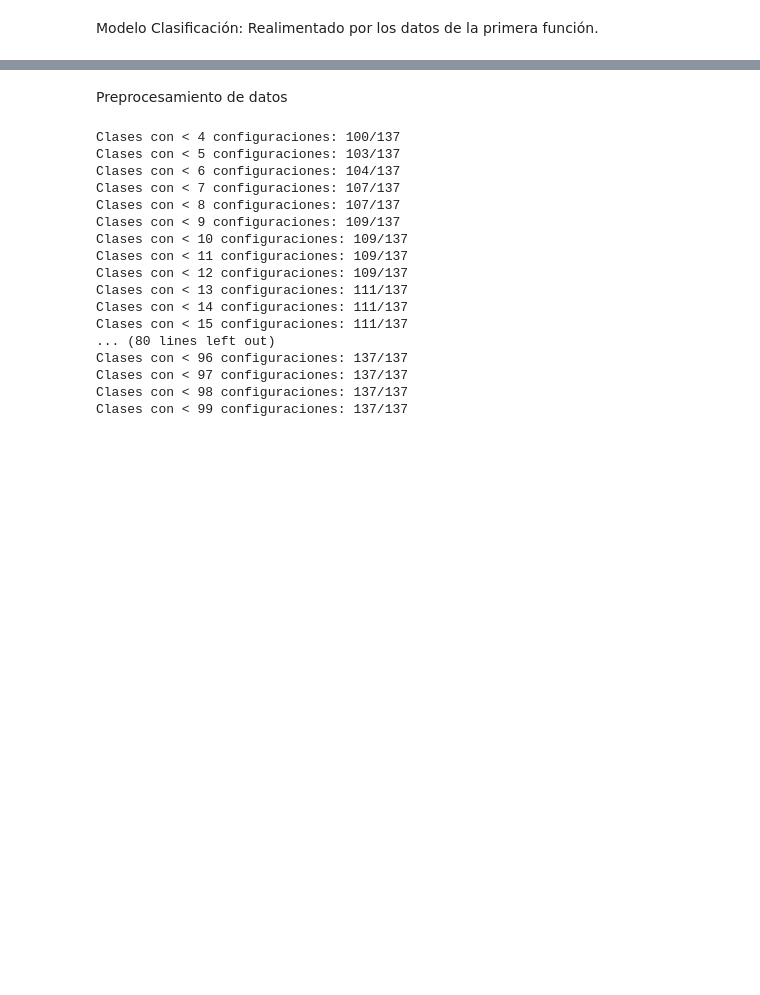
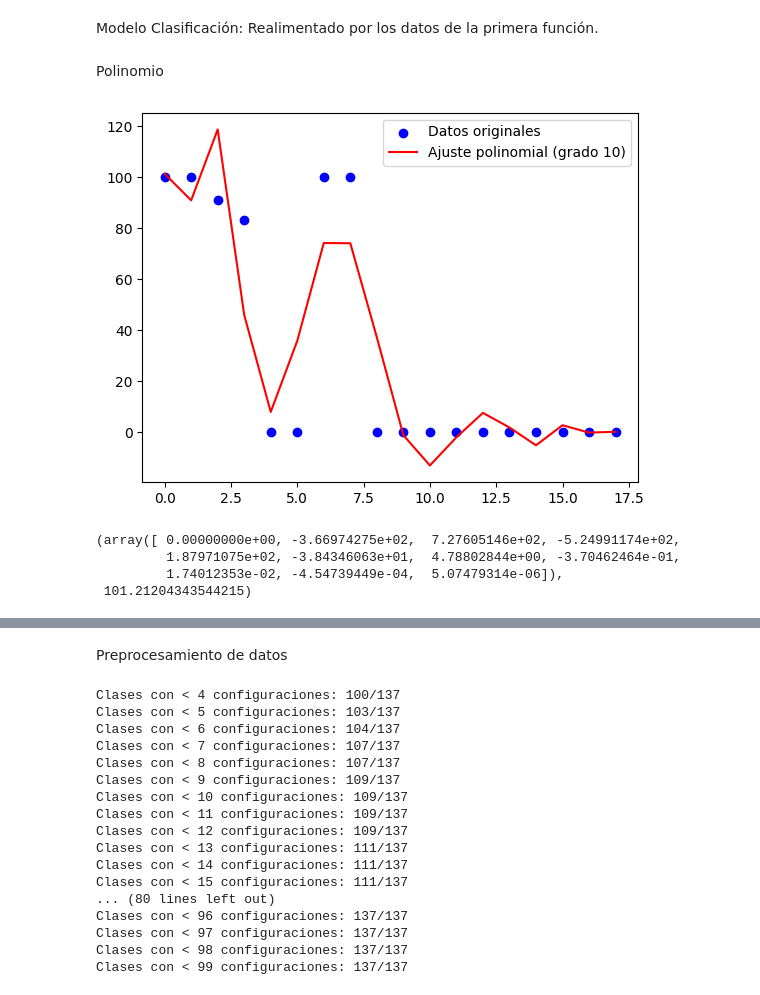
Before and after one commit to carlosMoragon/Trabajo-Fin-de-Grado, a Jupyter notebook: src/notebooks/Modelos/modeloLGBMRegressor_v2.ipynb, the cells around one changed output, grey strips where cells are left out. Saved outputs shown, nothing was run; the diff lists cells and outputs as text; code cells hidden in the pictures; blank space fills up the shorter version.

```diff
--- a/src/notebooks/Modelos/modeloLGBMRegressor_v2.ipynb
+++ b/src/notebooks/Modelos/modeloLGBMRegressor_v2.ipynb
@@ -1,2 +1,46 @@
 # %% [markdown]
 Modelo Clasificación: Realimentado por los datos de la primera función.
+# %% [markdown]
+Polinomio
+# %%
+import numpy as np
+from sklearn.preprocessing import PolynomialFeatures
+from sklearn.linear_model import LinearRegression
+import matplotlib.pyplot as plt
+
+
+def get_Polynomial(grad, grado=10, plot=False):
+    y = np.array([float(x.strip()) for x in grad.split(",") if x.strip()])
+    x = np.arange(len(y)).reshape(-1, 1)
+
+    poly = PolynomialFeatures(degree=grado)
+    x_poly = poly.fit_transform(x)
+
+    model = LinearRegression()
+    model.fit(x_poly, y)
+    y_pred = model.predict(x_poly)
+    if plot:
+        plt.scatter(x, y, color='blue', label='Datos originales')
+        plt.plot(x, y_pred, color='red', label=f'Ajuste polinomial (grado {grado})')
+        plt.legend()
+        plt.show()
+
+    return model.coef_, model.intercept_
+
+# Mostrar coeficientes del polinomio
+#print("Coeficientes del polinomio:")
+#print(model.coef_)
+#print("Intersección:", model.intercept_)
+
+# Graficar
+# %%
+import pandas as pd
+df = pd.read_csv("../../../data/output_funcion_1_gth_4.csv")
+# %%
+get_Polynomial(df["Eluyente1 Gradiente"].iloc[0])
+# %% [output]
+[figure, added]
+(array([ 0.00000000e+00, -3.66974275e+02,  7.27605146e+02, -5.24991174e+02,
+         1.87971075e+02, -3.84346063e+01,  4.78802844e+00, -3.70462464e-01,
+         1.74012353e-02, -4.54739449e-04,  5.07479314e-06]),
+ 101.21204343544215)
```
Also changed, not shown: parts of 22 cells of this notebook, 7 other files.
